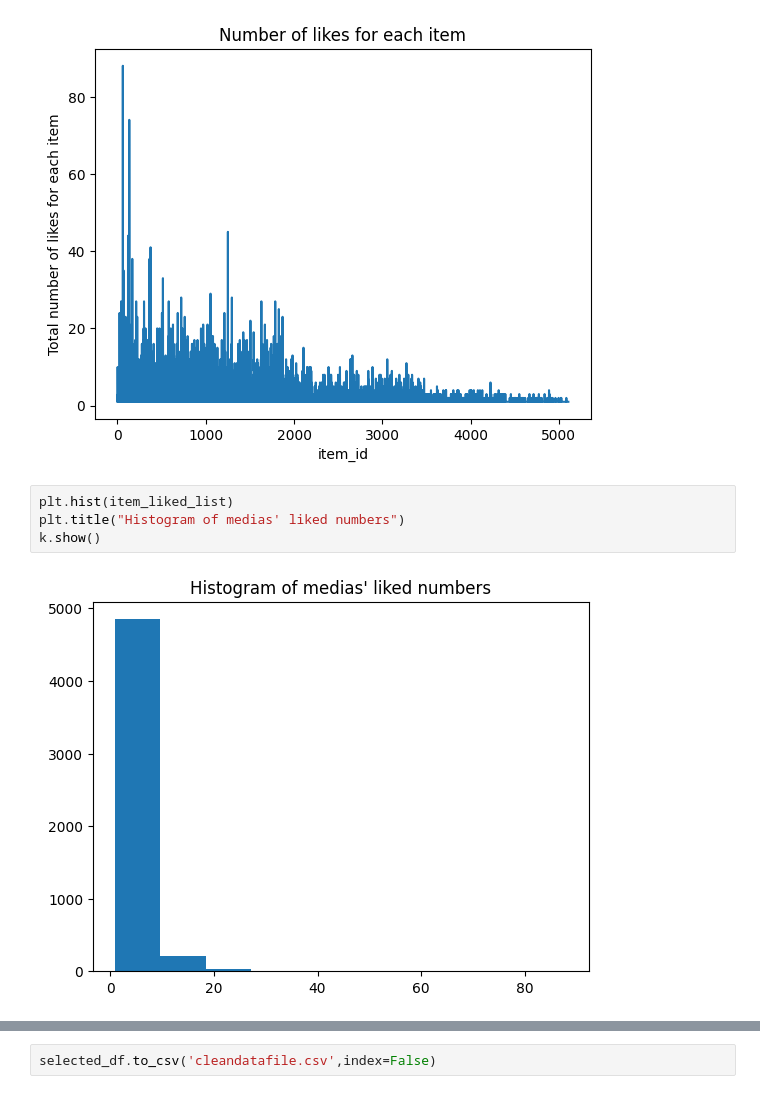
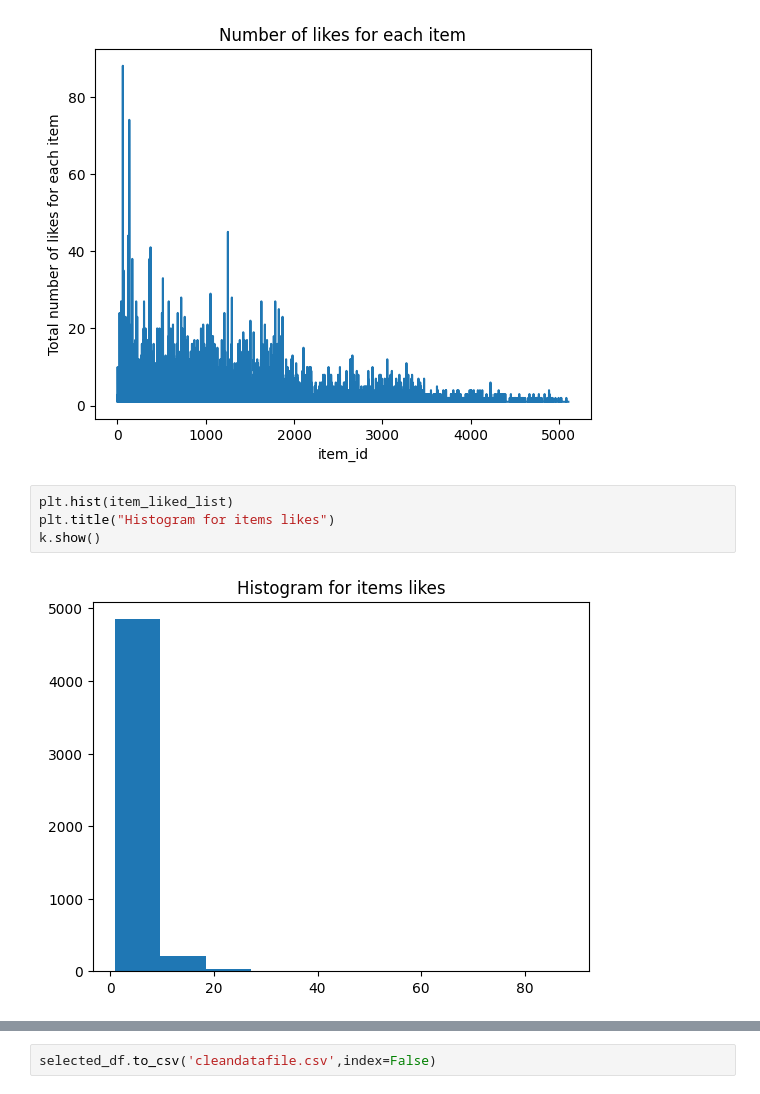
Before and after one commit to CodeTild/recommender-system-practice, a Jupyter notebook: datanalyzing.ipynb, the cells around one changed output, grey strips where cells are left out. Cells and saved outputs as stored; diff of their text form.

```diff
--- a/datanalyzing.ipynb
+++ b/datanalyzing.ipynb
@@ -95,10 +95,10 @@ h.show()
 [figure]
 # %%
 plt.hist(item_liked_list)
-plt.title("Histogram of medias' liked numbers")
+plt.title("Histogram for items likes")
 k.show()
 # %% [output]
-[figure, old version]
+[figure, new version]
 # %%
 #users_item_count_df = data.groupby('user_id').size()
 #print (users_item_count_df.head())
```
Also changed, not shown: parts of 3 cells of this notebook.
